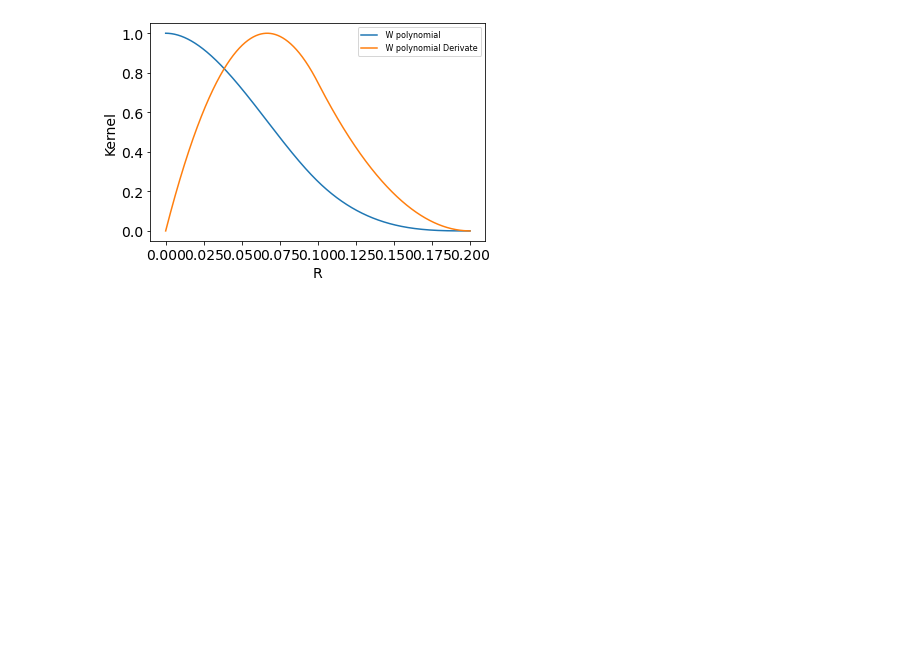
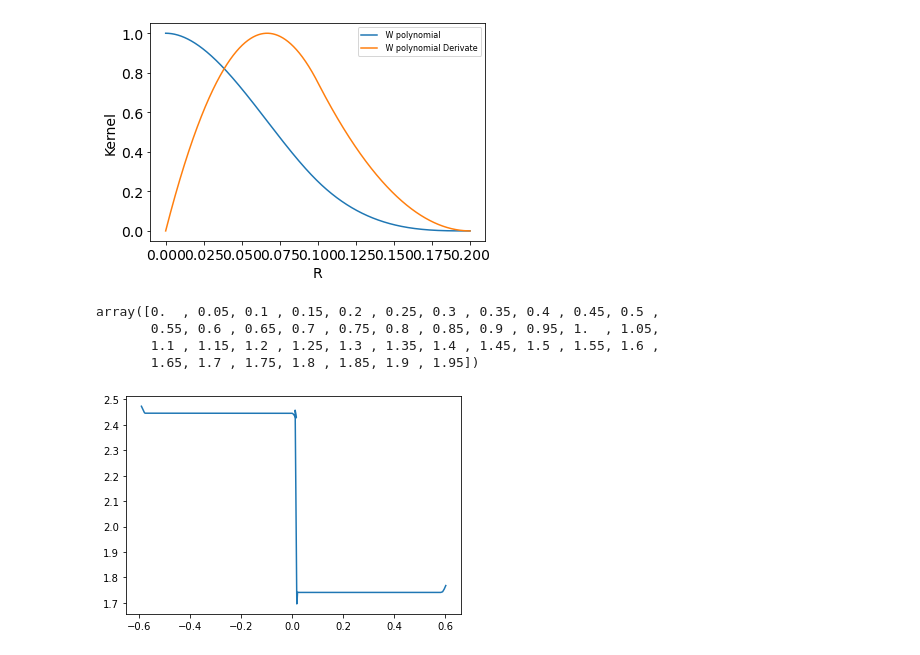
Before and after one commit to salinashds/sph_water, a Jupyter notebook: Shock_Tube.ipynb, the cells around one changed output. Saved outputs shown, nothing was run; the diff lists cells and outputs as text; code cells hidden in the pictures; blank space fills up the shorter version.

```diff
--- a/Shock_Tube.ipynb
+++ b/Shock_Tube.ipynb
@@ -262 +287,39 @@ mass = m0*np.ones(NP)
 v = np.zeros(NP)
+# %%
+Yini= np.concatenate((x,v,e,ρ))
+T   = np.arange(0.,5, 5E-2)
+T = T[0:40]
+# %%
+T
+# %% [output]
+array([0.  , 0.05, 0.1 , 0.15, 0.2 , 0.25, 0.3 , 0.35, 0.4 , 0.45, 0.5 ,
+       0.55, 0.6 , 0.65, 0.7 , 0.75, 0.8 , 0.85, 0.9 , 0.95, 1.  , 1.05,
+       1.1 , 1.15, 1.2 , 1.25, 1.3 , 1.35, 1.4 , 1.45, 1.5 , 1.55, 1.6 ,
+       1.65, 1.7 , 1.75, 1.8 , 1.85, 1.9 , 1.95])
+# %%
+def odesys(Y, t, mass, H,NP):
+
+    Yr=Y.reshape((4,NP))
+
+    x = Yr[0]
+    v = Yr[1]
+    ρ = Yr[2]
+    e = Yr[3]
+
+    dxdt, dvdt,dedt,dρdt = force_per_particle(x, v, ρ, e,mass, H,NP)
+
+    return np.concatenate((dxdt,dvdt,dρdt,dedt))
+# %%
+Y = odeint(odesys,Yini,T,args = (mass,h,NP))
+# %%
+Yr=Y.reshape((len(T),4,NP))
+x=Yr[:,0]
+v=Yr[:,1]
+ρ =Yr[:,2]
+e=Yr[:,3]
+# %%
+plt.figure()
+plt.plot(x[-1],ρ[-1])
+plt.show()
+# %% [output]
+[figure, added]
```
Also changed, not shown: parts of 5 cells of this notebook.
